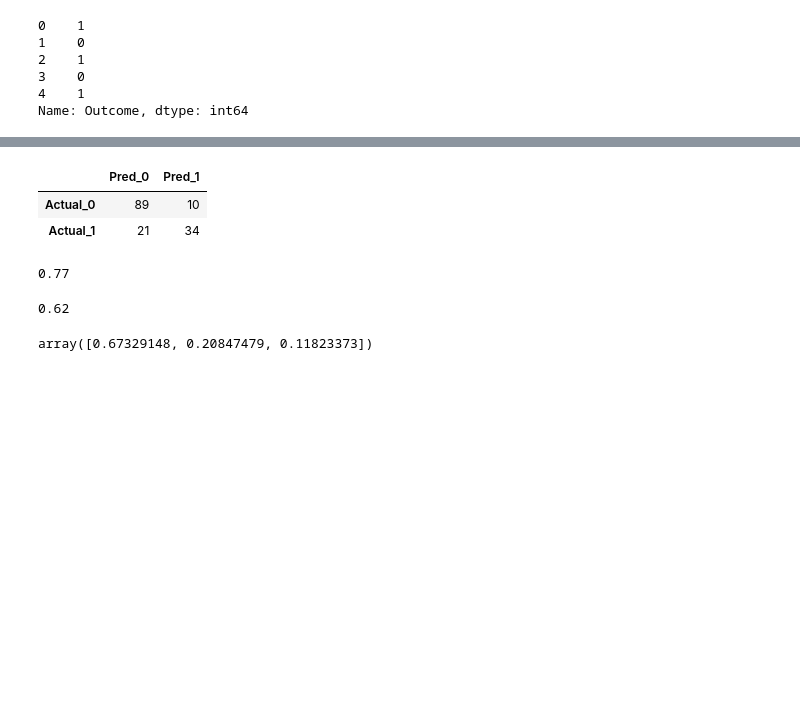
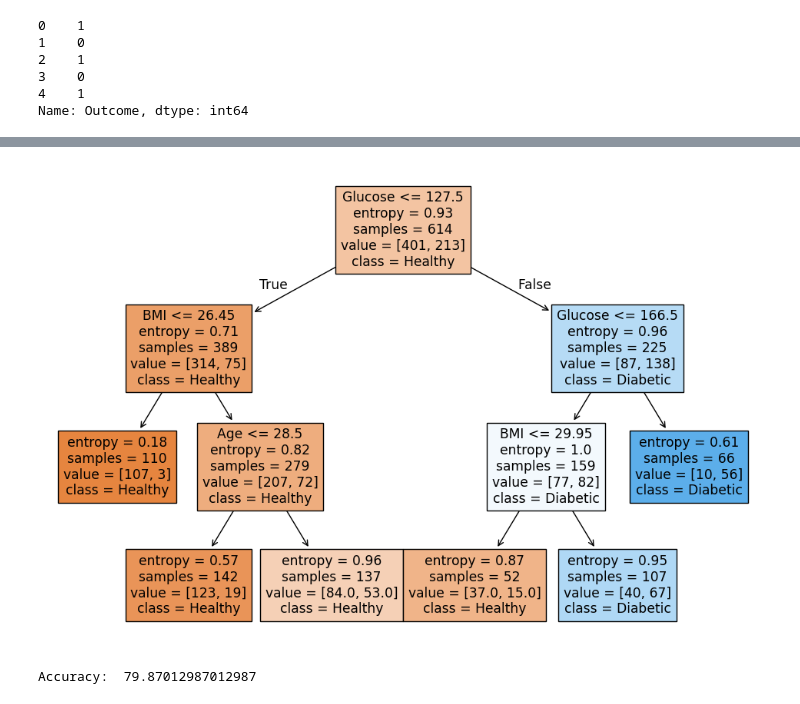
Before and after one commit to minsoeaung/decision-tree, a Jupyter notebook: diabetes.ipynb, the cells around one changed output, grey strips where cells are left out. Saved outputs shown, nothing was run; the diff lists cells and outputs as text; code cells hidden in the pictures; blank space fills up the shorter version.

```diff
--- a/diabetes.ipynb
+++ b/diabetes.ipynb
@@ -14,12 +14,8 @@ df.head()
 # %% [markdown]
 ### Picking Features
 # %%
-# Features
+x=df.drop(['Outcome'], axis=1)
 
-# All
-# x=df.drop(['Outcome'], axis=1)
-
-# Only 3
-x=df.loc[:,['Glucose', 'BMI', 'Age']].to_numpy()
+# x=df.loc[:,['Glucose', 'BMI', 'Age']].to_numpy()
 x[:5]
 # %% [output]
@@ -45,8 +42,6 @@ from sklearn.tree import DecisionTreeClassifier
 from sklearn.model_selection import train_test_split
 x_train, x_test, y_train, y_test = train_test_split(x, y, test_size=0.2, random_state=1)
 # %%
-model = DecisionTreeClassifier(max_leaf_nodes=6)
-
+model = DecisionTreeClassifier(max_leaf_nodes=6, max_depth=3, criterion="entropy")
 model = model.fit(x_train,y_train)
-
-vars(model)
+y_pred = model.predict(x_test)
@@ -127,30 +48,19 @@ Name: Outcome, dtype: int64
-# %%
-from sklearn.metrics import confusion_matrix
-
-pd.DataFrame(confusion_matrix(y_true = y_test,y_pred = y_pred),
-             index=['Actual_0', 'Actual_1'],
-             columns=['Pred_0','Pred_1'])
-# %% [output]
-|  | Pred_0 | Pred_1 |
-| Actual_0 | 89 | 10 |
-| Actual_1 | 21 | 34 |
-# %%
-# which proportion of the identified 'cases', i.e. 'positives' are actually cases
-
-from sklearn.metrics import precision_score
-round(precision_score(y_true = y_test,y_pred = y_pred, pos_label = 1),2)
-# %% [output]
-0.77
-# %%
-# which proportion of the true 'cases', i.e. positive we have found.
-
-from sklearn.metrics import recall_score
-round(recall_score(y_true = y_test,y_pred = y_pred, pos_label = 1),2)
-# %% [output]
-0.62
-# %%
-# Feature Importance
-
-model.feature_importances_
-# %% [output]
-array([0.67329148, 0.20847479, 0.11823373])
+# %%
+from sklearn.tree import plot_tree
+import matplotlib.pyplot as plt
+
+plt.figure(figsize=(12,8))
+
+plot_tree(model,
+          feature_names=df.columns.values,
+          filled=True,
+          class_names=['Healthy','Diabetic'],
+          precision=2)
+plt.show()
+# %% [output]
+[figure, added]
+# %%
+from sklearn import metrics
+print(f'Accuracy: ', metrics.accuracy_score(y_test, y_pred) * 100)
+# %% [output]
+Accuracy:  79.87012987012987
```
Also changed, not shown: parts of 8 cells of this notebook, 2 other files.
